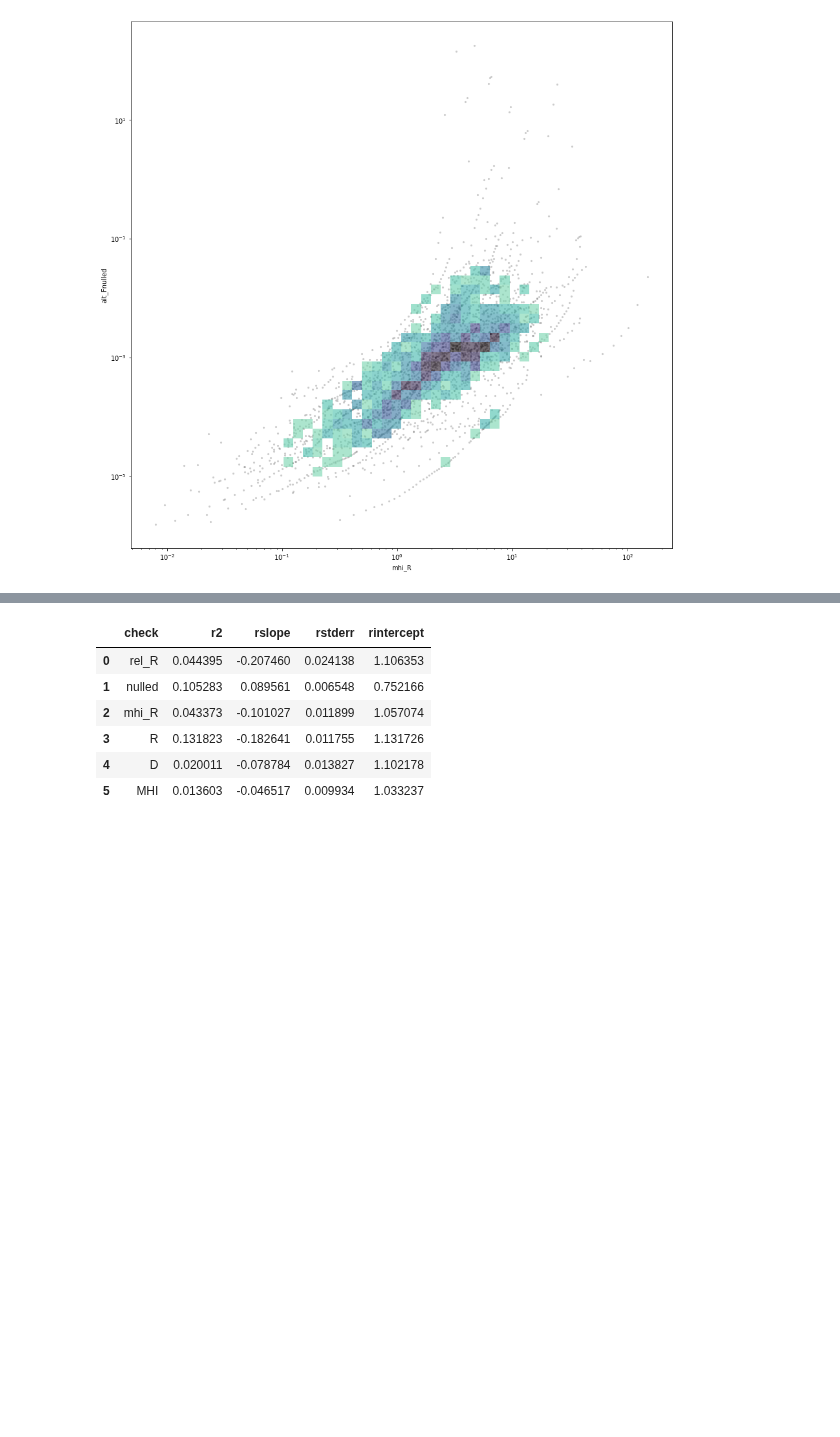
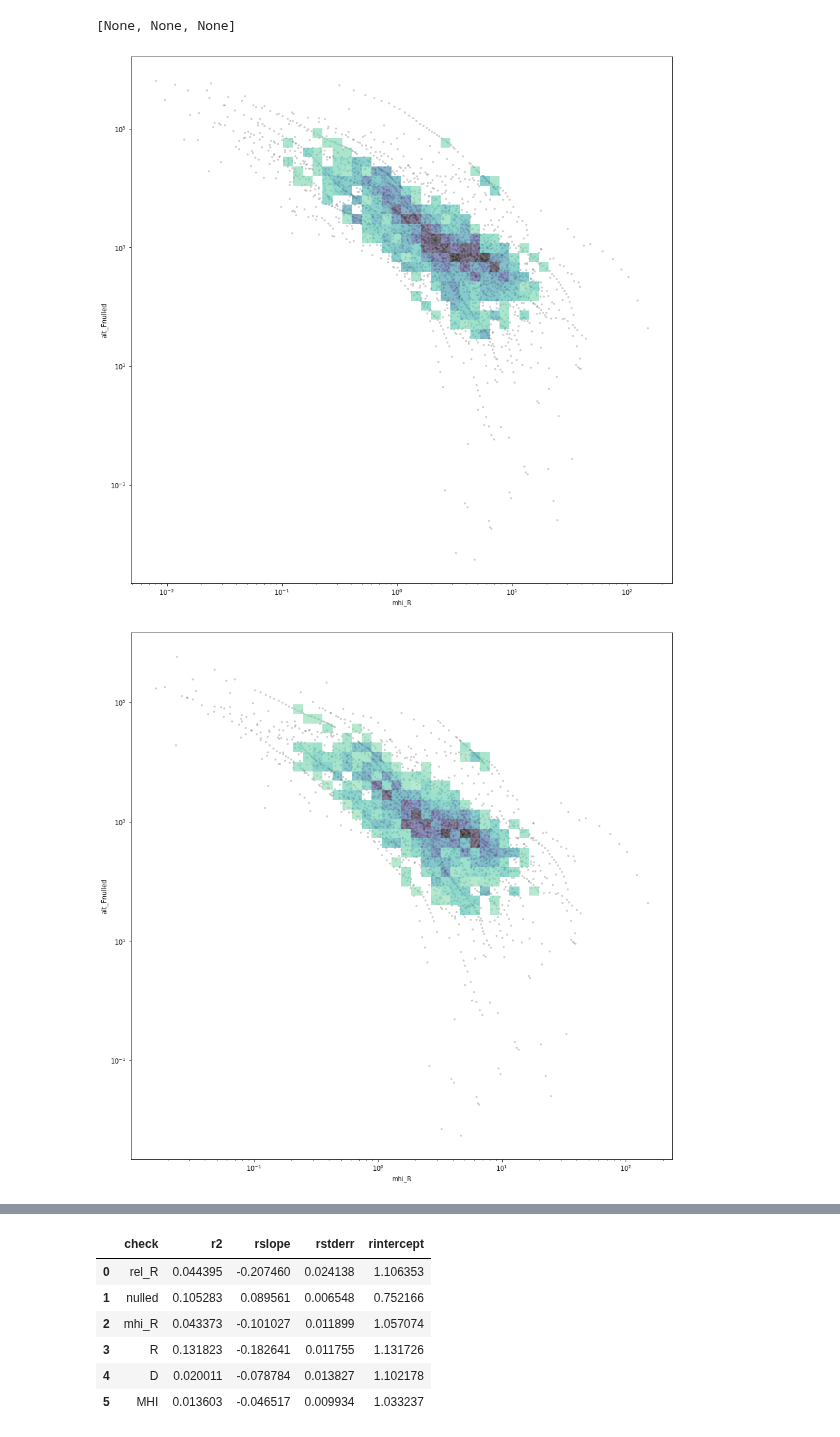
Before and after one commit to timjdavey/galactus, a Jupyter notebook: notebooks/Sparc RAR.ipynb, the cells around one changed output, grey strips where cells are left out. Saved outputs shown, nothing was run; the diff lists cells and outputs as text; code cells hidden in the pictures; blank space fills up the shorter version.

```diff
--- a/notebooks/Sparc RAR.ipynb
+++ b/notebooks/Sparc RAR.ipynb
@@ -98,3 +10,5 @@ def plot_rar(df):
+# %%
+standard_result = Result()
 # %%
 """
 OTHER CANDIDATES
@@ -127,10 +46,10 @@ KeyError: 'log(gobs)'
 def relationship(df):
     x = 'mhi_R'
     y = 'alt_Fnulled'
-    df[y] = (1/df['Fnulled'])
+    df[y] = (df['Fnulled'])
     fig, axes = plt.subplots(1, 1, figsize=(15,15))
     sns.scatterplot(data=df, x=x, y=y, color='black', s=10, alpha=0.2).set(xscale='log', yscale='log')
     sns.histplot(data=df, x=x, y=y, bins=50, pthresh=.2, cmap="mako_r", alpha=0.6)
 
-relationship(full_df)
+[relationship(d) for d in standard_result.datasets().values()]
 # %% [output]
@@ -137 +66,3 @@ relationship(full_df)
+[None, None, None]
-[figure, old version]
+[figure, new version]
+[figure, added]
```
Also changed, not shown: parts of 13 cells of this notebook, 7 other files.
